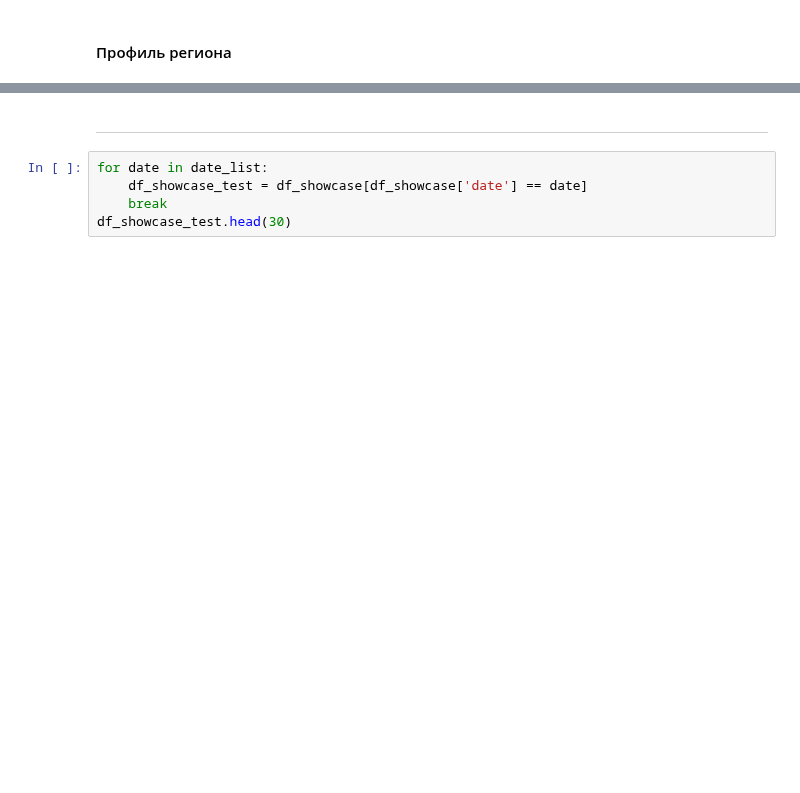
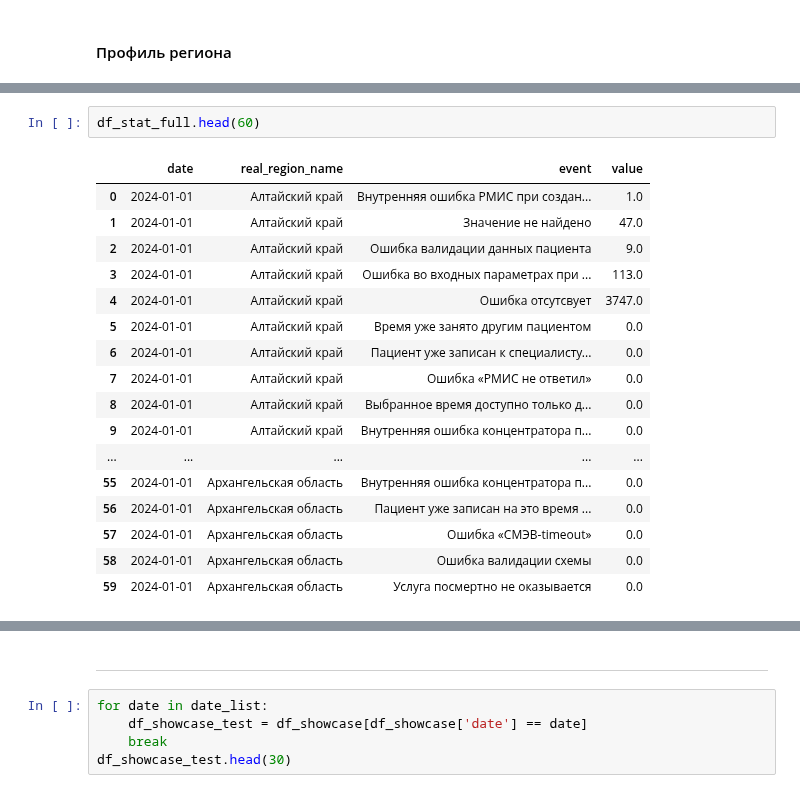
Before and after one commit to s-eremeev/eremeev, a Jupyter notebook: work/scripts/comparison.ipynb, the cells around one changed output, grey strips where cells are left out. Drawn from its saved outputs; the diff is of its cells as text; blank space fills up the shorter version.

```diff
--- a/work/scripts/comparison.ipynb
+++ b/work/scripts/comparison.ipynb
@@ -360 +333,21 @@ df_statistic = pd.concat([df_statistic, df_showcase_statistic]).sort_values(by=[
+# %%
+df_stat_full.head(60)
+# %% [output]
+|  | date | real_region_name | event | value |
+| 0 | 2024-01-01 | Алтайский край | Внутренняя ошибка РМИС при создан... | 1.0 |
+| 1 | 2024-01-01 | Алтайский край | Значение не найдено | 47.0 |
+| 2 | 2024-01-01 | Алтайский край | Ошибка валидации данных пациента | 9.0 |
+| 3 | 2024-01-01 | Алтайский край | Ошибка во входных параметрах при ... | 113.0 |
+| 4 | 2024-01-01 | Алтайский край | Ошибка отсутсвует | 3747.0 |
+| 5 | 2024-01-01 | Алтайский край | Время уже занято другим пациентом | 0.0 |
+| 6 | 2024-01-01 | Алтайский край | Пациент уже записан к специалисту... | 0.0 |
+| 7 | 2024-01-01 | Алтайский край | Ошибка «РМИС не ответил» | 0.0 |
+| 8 | 2024-01-01 | Алтайский край | Выбранное время доступно только д... | 0.0 |
+| 9 | 2024-01-01 | Алтайский край | Внутренняя ошибка концентратора п... | 0.0 |
+| ... | ... | ... | ... | ... |
+| 55 | 2024-01-01 | Архангельская область | Внутренняя ошибка концентратора п... | 0.0 |
+| 56 | 2024-01-01 | Архангельская область | Пациент уже записан на это время ... | 0.0 |
+| 57 | 2024-01-01 | Архангельская область | Ошибка «СМЭВ-timeout» | 0.0 |
+| 58 | 2024-01-01 | Архангельская область | Ошибка валидации схемы | 0.0 |
+| 59 | 2024-01-01 | Архангельская область | Услуга посмертно не оказывается | 0.0 |
 # %%
```
Also changed, not shown: parts of 25 cells of this notebook, 1 other file.
